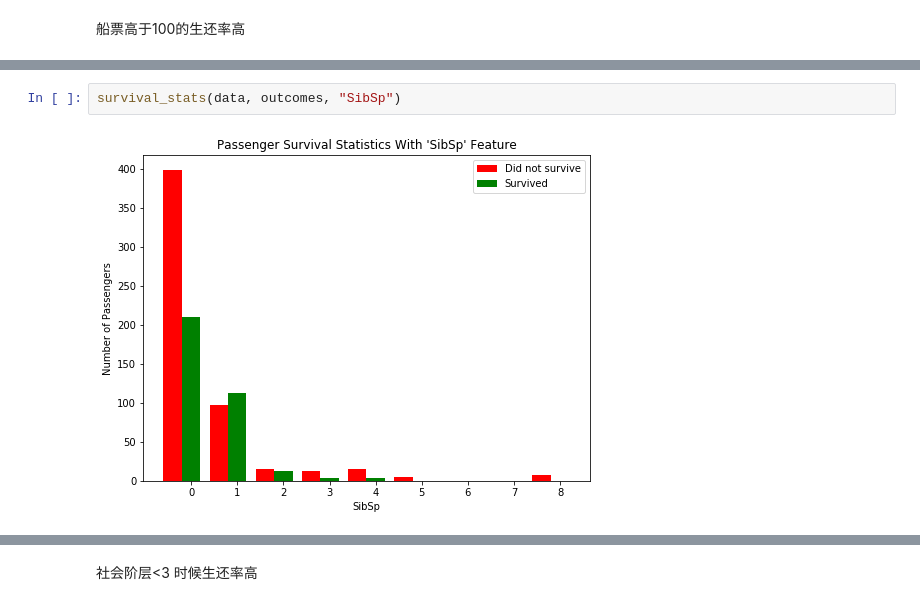
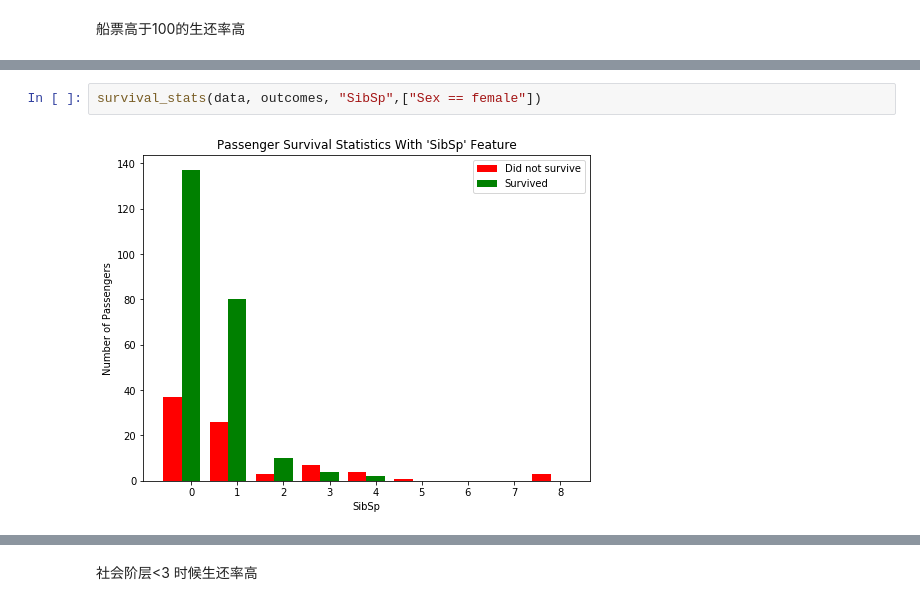
Before and after one commit to zjplus/titanic_survival_exploration, a Jupyter notebook: titanic_survival_exploration.ipynb, the cells around one changed output, grey strips where cells are left out. Drawn from its saved outputs; the diff is of its cells as text.

```diff
--- a/titanic_survival_exploration.ipynb
+++ b/titanic_survival_exploration.ipynb
@@ -252,4 +252,4 @@ survival_stats(data, outcomes, "Pclass",["Parch])
 # %%
-survival_stats(data, outcomes, "SibSp")
+survival_stats(data, outcomes, "SibSp",["Sex == female"])
 # %% [output]
-[figure, old version]
+[figure, new version]
```
Also changed, not shown: parts of 9 cells of this notebook, 1 other file.
